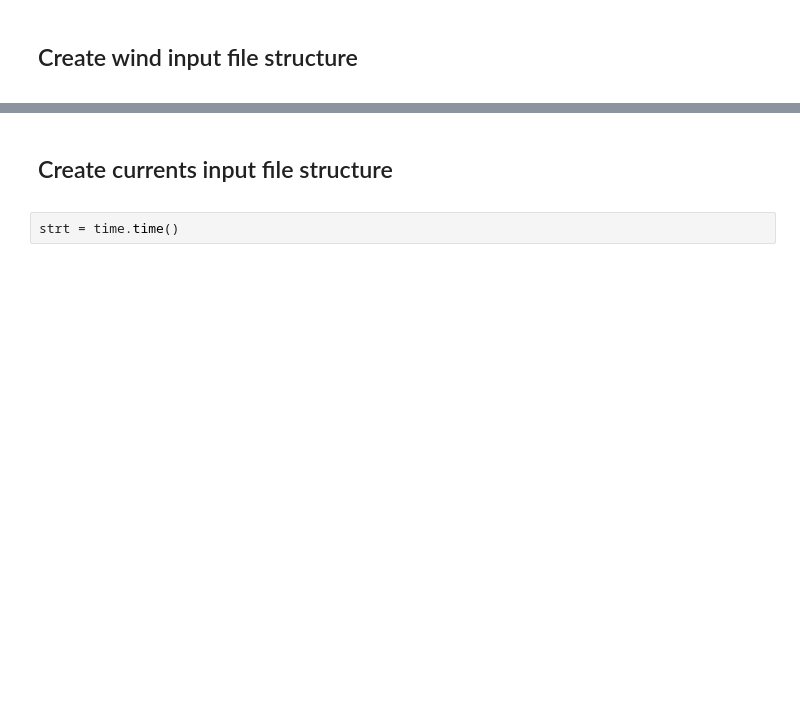
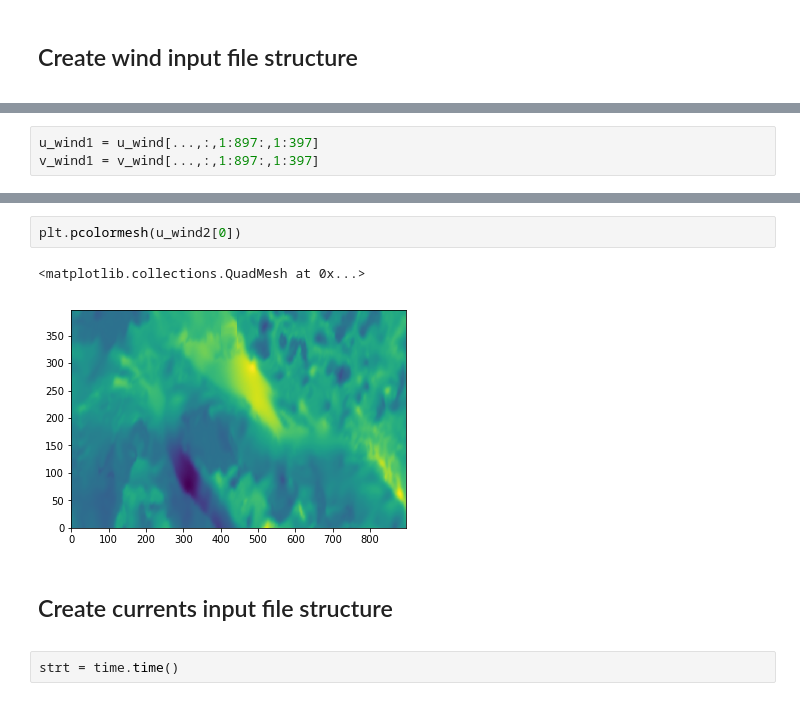
Before and after one commit to ambhudia/analysis-ashutosh, a Jupyter notebook: Read_hdf5.ipynb, the cells around one changed output, grey strips where cells are left out. Drawn from its saved outputs; the diff is of its cells as text; blank space fills up the shorter version.

```diff
--- a/Read_hdf5.ipynb
+++ b/Read_hdf5.ipynb
@@ -151,0 +137,3 @@ np.asarray(getattr(getattr(h5file.root.Results, 'wind velocity X'), '0'))
+# %%
+u_wind1 = u_wind[...,:,1:897:,1:397]
+v_wind1 = v_wind[...,:,1:897:,1:397]
@@ -152,3 +158,8 @@ np.asarray(getattr(getattr(h5file.root.Results, 'wind velocity X'), '0'))
+# %%
+plt.pcolormesh(u_wind2[0])
+# %% [output]
+<matplotlib.collections.QuadMesh at 0x...>
+[figure, added]
 # %% [markdown]
 <div id='createcurrents'><a name='Currents'></a><h2>Create currents input file structure</h2></div>
 # %%
```
Also changed, not shown: parts of 24 cells of this notebook, 3 other files.
